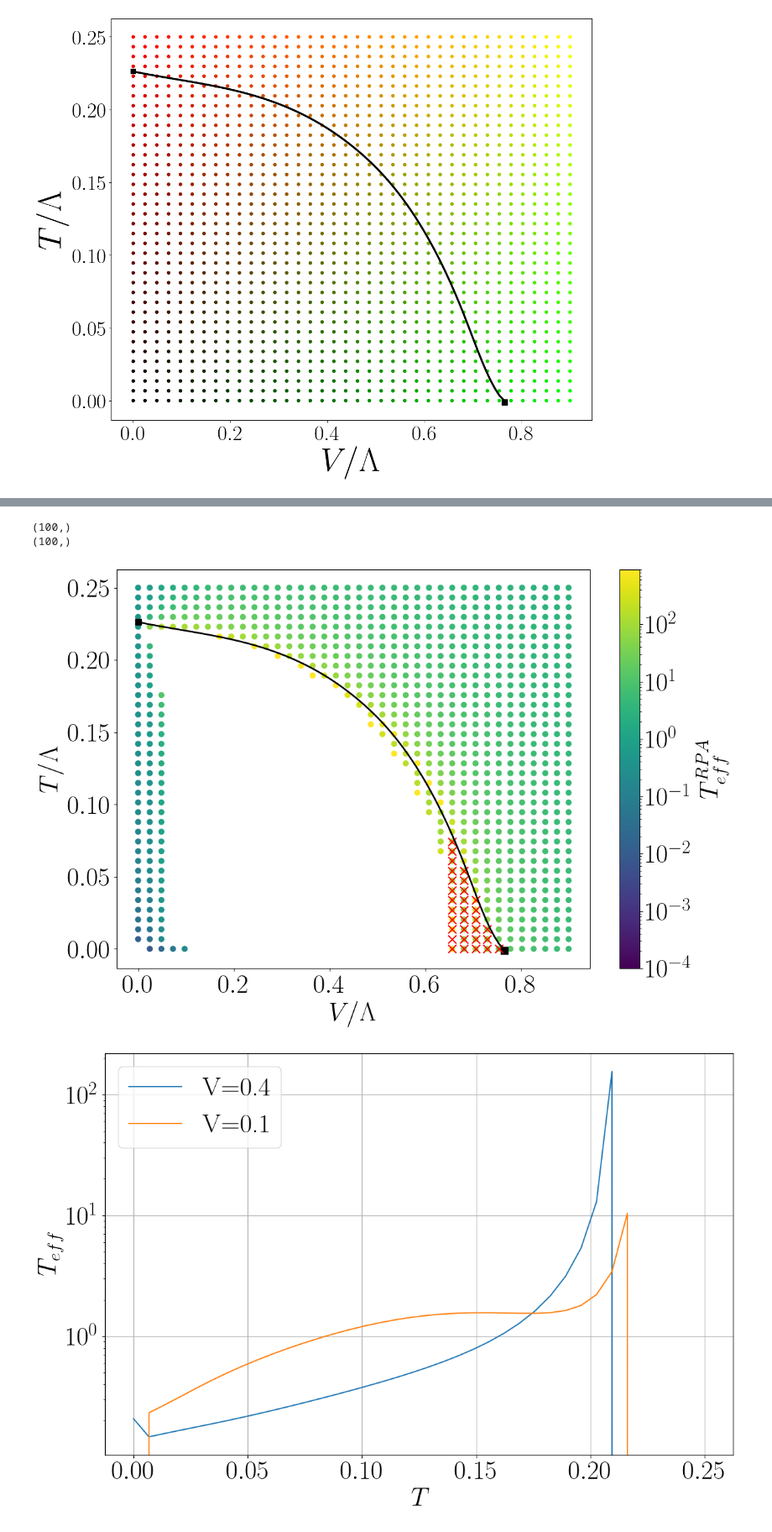
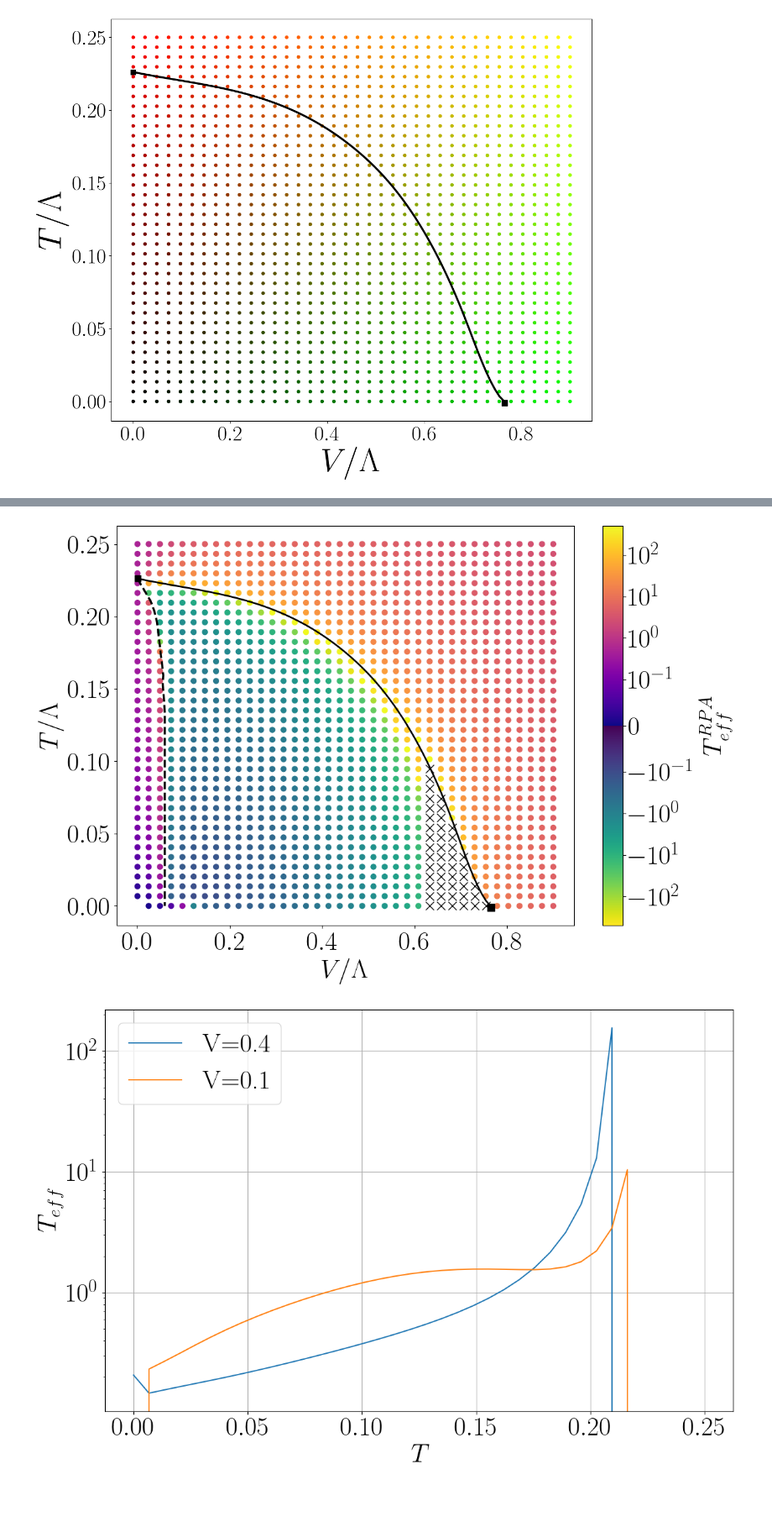
Before and after one commit to joseAf28/QP_paper, a Jupyter notebook: P3-ShotNoiseGrahsVT.ipynb, the cells around one changed output, grey strips where cells are left out. Shown at 84% size. Drawn from its saved outputs; the diff is of its cells as text; code cells hidden in the pictures; blank space fills up the shorter version.

Commit message:
draft of the paper added as well as new checking plots

```diff
--- a/P3-ShotNoiseGrahsVT.ipynb
+++ b/P3-ShotNoiseGrahsVT.ipynb
@@ -320,4 +340,11 @@ plt.savefig('panelsCurrentNoise/phaseDiagram.png', bbox_inches='tight', dpi=600)
+# %%
+V_flip_all =  np.array([0.0, 0.030833333333333334, 0.05791666666666667, 0.07416666666666667, 0.085, 0.09041666666666667, 0.09583333333333334, 0.10125, 0.10666666666666667, 0.11208333333333334, 0.11, 0.11285714285714285, 0.11571428571428571, 0.11857142857142858, 0.11857142857142858, 0.11857142857142858, 0.11857142857142858, 0.11857142857142858, 0.11857142857142858, 0.11857142857142858, 0.11857142857142858, 0.11857142857142858, 0.11857142857142858, 0.11857142857142858, 0.11857142857142858, 0.11857142857142858, 0.11857142857142858, 0.11857142857142858, 0.11857142857142858, 0.11857142857142858, 0.11857142857142858, 0.11857142857142858, 0.11857142857142858, 0.11857142857142858])
+T_flip_all = np.array([0.4523352, 0.4354166666666667, 0.4208333333333333, 0.40625, 0.3916666666666666, 0.3770833333333333, 0.36249999999999993, 0.34791666666666665, 0.3333333333333333, 0.31875, 0.30670833333333336, 0.29341666666666666, 0.280125, 0.26683333333333337, 0.25354166666666667, 0.24025000000000002, 0.22695833333333335, 0.21366666666666667, 0.200375, 0.18708333333333332, 0.17379166666666668, 0.1605, 0.14720833333333333, 0.13391666666666668, 0.12062500000000001, 0.10733333333333334, 0.09404166666666666, 0.08075, 0.06745833333333334, 0.05416666666666667, 0.040875, 0.027583333333333335, 0.014291666666666668, 0.0])
 # %%
+
+from matplotlib.colors import SymLogNorm
+import matplotlib.cm as cm
+from matplotlib.colors import LinearSegmentedColormap
 
 voltageNewSpace = np.linspace(1e-4, 1.8, 100)
 TNewSpace = np.linspace(1e-4, 0.5, 50)
@@ -328,46 +355,71 @@ voltageSpace = domain[1:,1]
 TvalueSpace = domain[1:,-1]
 
 TeffRPA = 0.5/dFomegaTotal[1:]/2
 
 x = voltageSpace
 y = TvalueSpace
 z = TeffRPA
 
-vmin = 1e-4
-vmax = 9e2
+# vmin = 1e-4
+# vmax = 5e2
+
+vmax = 5e2
+vmin = -vmax
+
+cmap_neg = cm.get_cmap('viridis_r', 256)
+cmap_pos = cm.get_cmap('plasma', 256)
+
+colors_neg = cmap_neg(np.linspace(0, 1, 256))
+colors_pos = cmap_pos(np.linspace(0, 1, 256))
+
+# Concatenate the two colormaps
+all_colors = np.vstack((colors_neg, colors_pos))
+custom_cmap = LinearSegmentedColormap.from_list('concatenated_map', all_colors, N=512)
+
+norm = SymLogNorm(linthresh=0.1, vmin=vmin, vmax=vmax)
+
+
 
 fig, ax = plt.subplots(figsize=(12, 8))
 plt.rcParams['text.usetex'] = True
 plt.rcParams['font.family'] = 'serif'
-sc = plt.scatter(x/2, y/2, c=z, cmap='viridis', norm=LogNorm(vmin=vmin, vmax=vmax), s=40)
+
+mask_V = np.logical_and(voltageSpace/2 > 0.61, voltageSpace/2 < 0.8)
+T_critical_spline = scipy.interpolate.UnivariateSpline(voltageNewSpace, T_critical_vec, s=0.01)
+Tcrit_mask = T_critical_spline(voltageSpace)
+mask_end = np.logical_and(TvalueSpace < Tcrit_mask, mask_V)
+
+z[mask_end] = None
+
+sc = plt.scatter(x/2, y/2, c=z, cmap=custom_cmap, norm=SymLogNorm(linthresh=0.1, vmin=vmin, vmax=vmax), s=40)
+
+# sc = plt.scatter(x/2, y/2, c=z, cmap='viridis', norm=LogNorm(vmin=vmin, vmax=vmax), s=40)
 
 ax.plot(voltageNewSpace/2, T_critical_spline_vec/2, linewidth=2.0, color="black")
 ax.scatter(voltageNewSpace[0]/2, T_critical_spline_vec[0]/2, marker="s", color="black", s=60)
 ax.scatter(1.53/2, T_critical_spline(1.53)/2, marker="s", color="black", s=70)
 
+ax.plot(V_flip_all/2, T_flip_all/2, linewidth=2.5, color="black", linestyle="dashed")
+
+
+# ticks = [-500, -100, -1, -0.1, 0, 0.1, 1, 100, 500]
+
 cbar = plt.colorbar(sc)
 cbar.set_label(r'$T_{eff}^{RPA}$', fontsize=32)
 cbar.ax.tick_params(labelsize=32)
 
-
-mask_V = np.logical_and(voltageSpace/2 > 0.65, voltageSpace/2 < 0.8)
-T_critical_spline = scipy.interpolate.UnivariateSpline(voltageNewSpace, T_critical_vec, s=0.01)
-Tcrit_mask = T_critical_spline(voltageSpace)
-mask_end = np.logical_and(TvalueSpace < Tcrit_mask, mask_V)
-plt.scatter(x[mask_end]/2, y[mask_end]/2, c='red', marker='x', s=100)
+plt.scatter(x[mask_end]/2, y[mask_end]/2, c='black', marker='x', s=100,  linewidths=1)
 
 
 plt.xlabel(r'$V/\Lambda$', fontsize=32)
 plt.ylabel(r'$T/\Lambda$', fontsize=32)
 ax.tick_params(axis='x', labelsize=32)
 ax.tick_params(axis='y', labelsize=32)
 
 plt.tight_layout()
-plt.savefig('panelsCurrentNoise/Teff_RPA_VT_mod.png', bbox_inches='tight', dpi=600)
+plt.savefig('panelsCurrentNoise/Teff_RPA_VT_mod2.png', bbox_inches='tight', dpi=600)
 # %% [output]
-(100,)
-(100,)
-[figure, old version]
+[figure, new version]
 # %%
 
 maskCheck = np.logical_and(voltageSpace >0.4, voltageSpace < 0.45)
```
Also changed, not shown: parts of 1 cell of this notebook, 26 other files.
